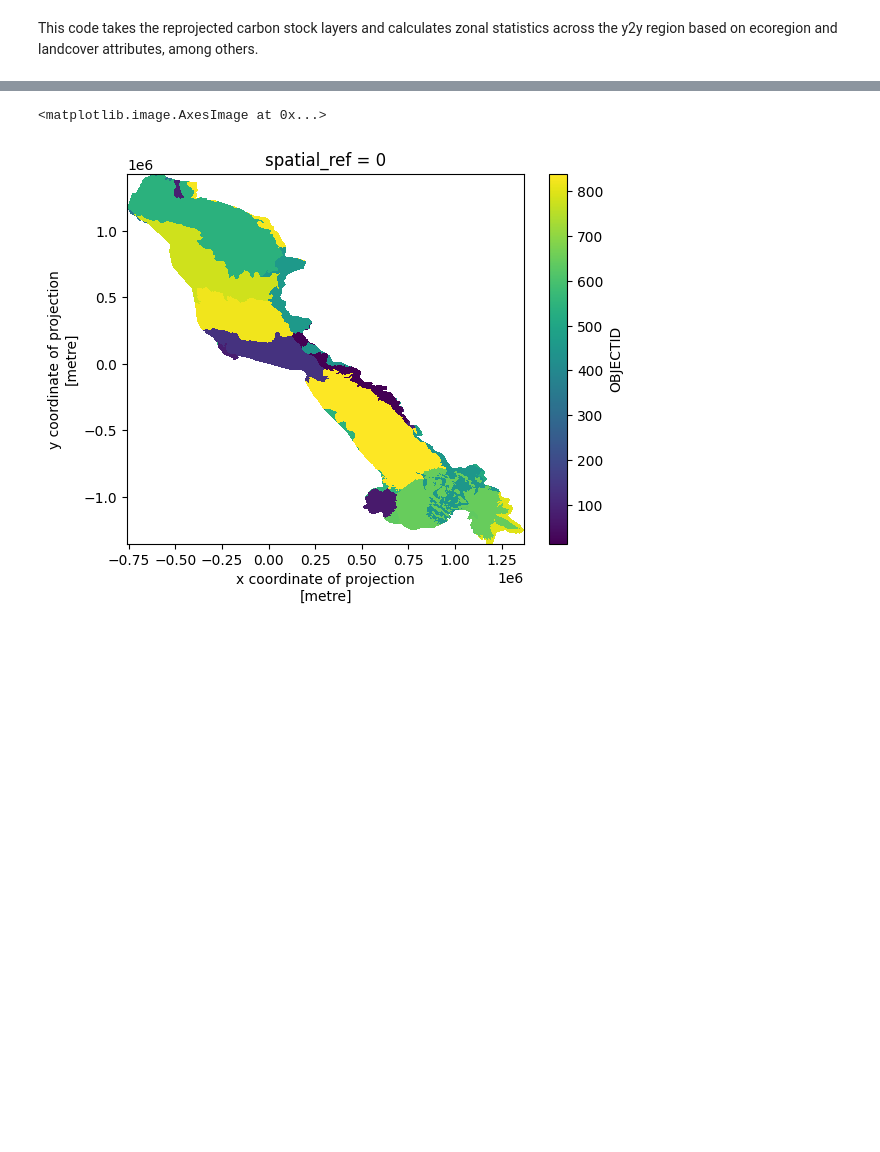
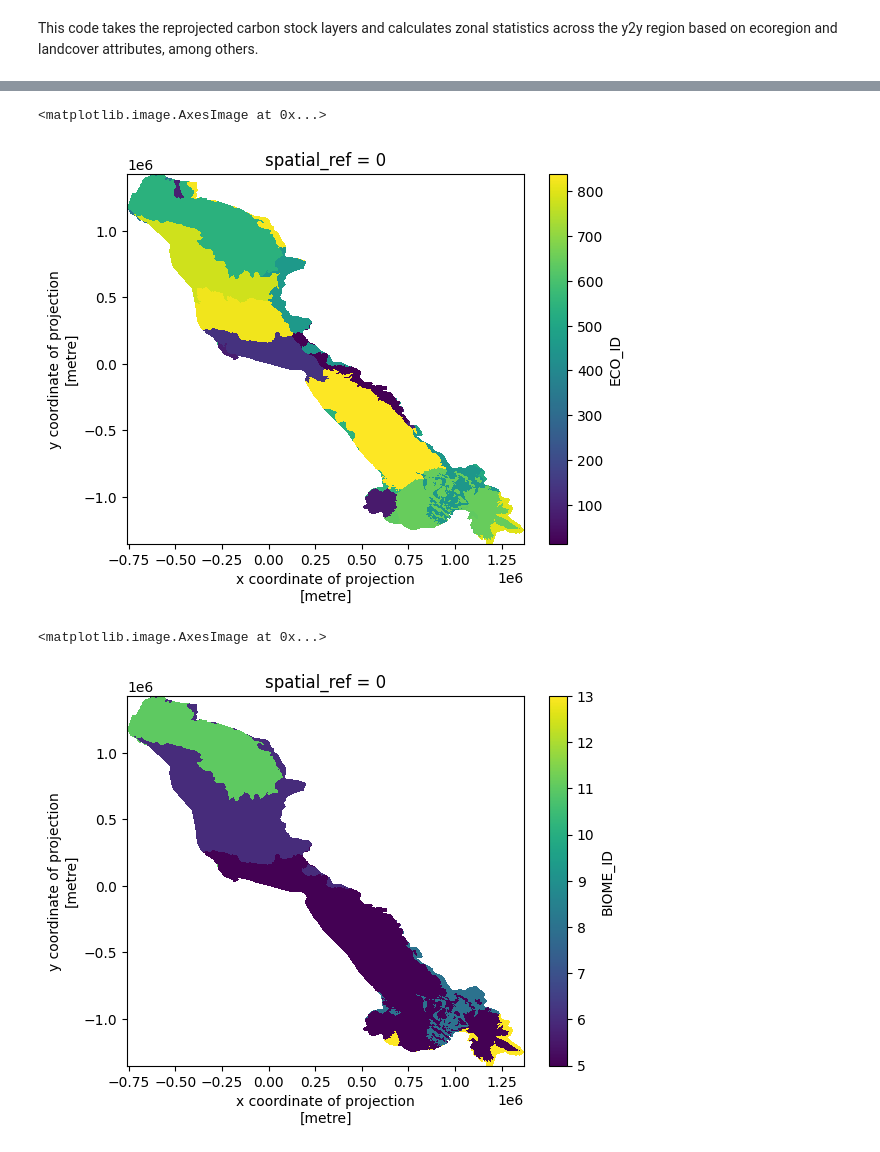
Before and after one commit to bermane/y2y-carbon, a Jupyter notebook: calculate_carbon_stock_zonal_stats.ipynb, the cells around one changed output, grey strips where cells are left out. Cells and saved outputs as stored; diff of their text form; code cells hidden in the pictures; blank space fills up the shorter version.

```diff
--- a/calculate_carbon_stock_zonal_stats.ipynb
+++ b/calculate_carbon_stock_zonal_stats.ipynb
@@ -84,7 +145,13 @@ Data variables:
 # %%
 # plot the ecoregions
-out_grid.OBJECTID.plot.imshow()
+out_grid.ECO_ID.plot.imshow()
 # %% [output]
 <matplotlib.image.AxesImage at 0x...>
-[figure, old version]
+[figure, new version]
+# %%
+# plot the biomes
+out_grid.BIOME_ID.plot.imshow()
+# %% [output]
+<matplotlib.image.AxesImage at 0x...>
+[figure, added]
 # %%
```
Also changed, not shown: parts of 20 cells of this notebook, 1 other file.
